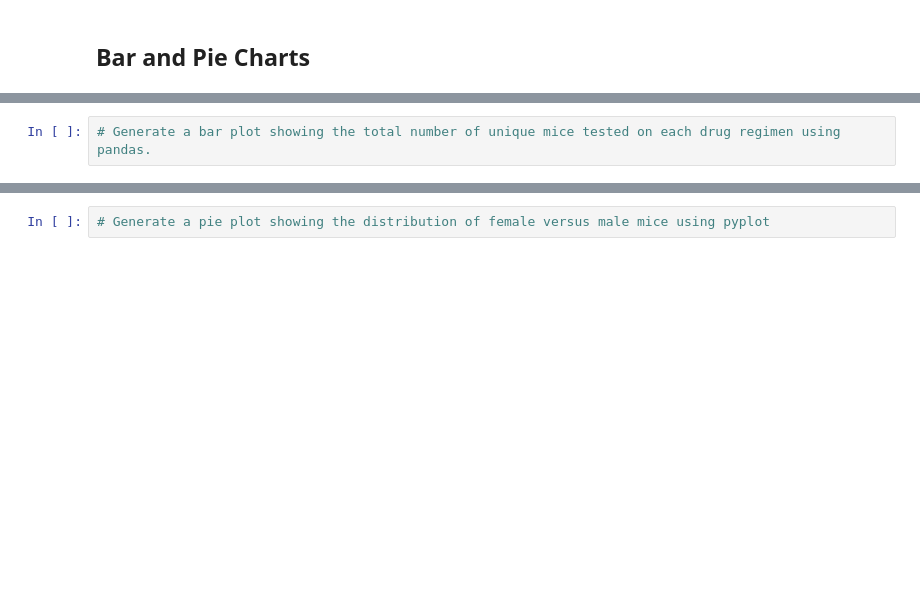
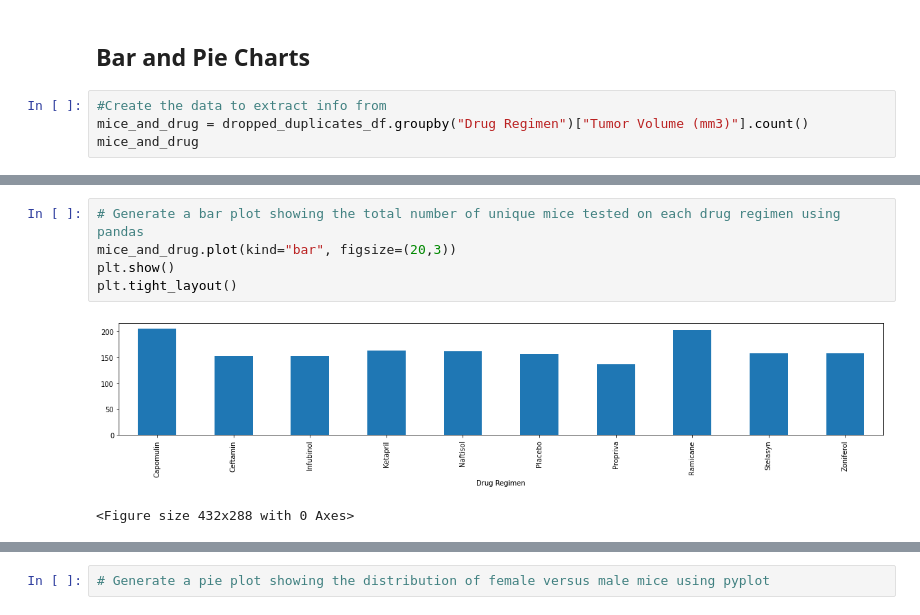
Before and after one commit to aidixon/matplotlib-challenge, a Jupyter notebook: Pymaceuticals/pymaceuticals_starter.ipynb, the cells around one changed output, grey strips where cells are left out. Drawn from its saved outputs; the diff is of its cells as text; blank space fills up the shorter version.

Commit message:
Bar chart plotted with pandas

```diff
--- a/Pymaceuticals/pymaceuticals_starter.ipynb
+++ b/Pymaceuticals/pymaceuticals_starter.ipynb
@@ -190,2 +194,6 @@ tumor_data
 # %% [markdown]
 ## Bar and Pie Charts
+# %%
+#Create the data to extract info from
+mice_and_drug = dropped_duplicates_df.groupby("Drug Regimen")["Tumor Volume (mm3)"].count()
+mice_and_drug
@@ -192,4 +213,10 @@ tumor_data
 # %%
-# Generate a bar plot showing the total number of unique mice tested on each drug regimen using pandas.
+# Generate a bar plot showing the total number of unique mice tested on each drug regimen using pandas
+mice_and_drug.plot(kind="bar", figsize=(20,3))
+plt.show()
+plt.tight_layout()
+# %% [output]
+[figure, added]
+<Figure size 432x288 with 0 Axes>
 # %%
 # Generate a bar plot showing the total number of unique mice tested on each drug regimen using pyplot.
```
Also changed, not shown: parts of 5 cells of this notebook.
